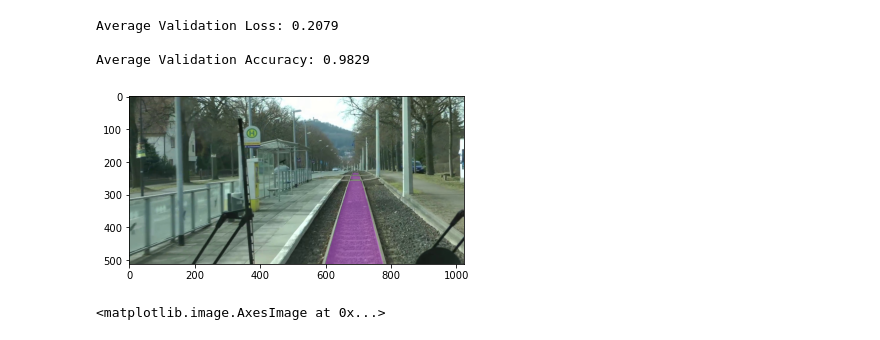
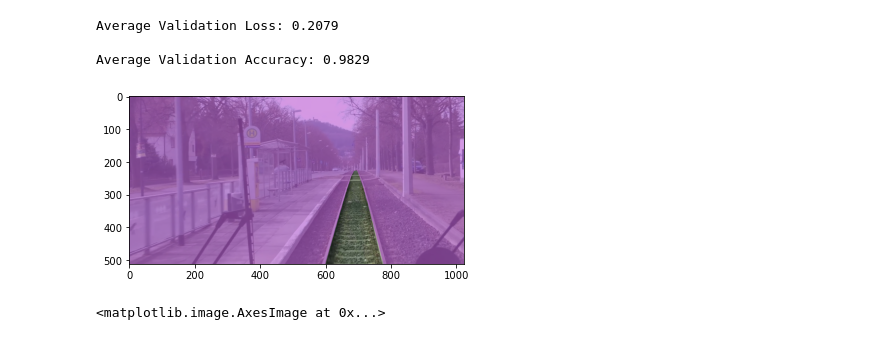
Before and after one commit to LuisWohlers/attackingSemanticSegmentation, a Jupyter notebook: Main.ipynb, the cells around one changed output. Saved outputs shown, nothing was run; the diff lists cells and outputs as text; code cells hidden in the pictures.

```diff
--- a/Main.ipynb
+++ b/Main.ipynb
@@ -16,10 +16,10 @@ from Utils import loader, loss
 from Train import train
 from Model import Model
 # %%
-imdir_rs19 = '/home/physik/Dokumente/rs19/jpgs/rs19_val'
-maskdir_rs19 = '/home/physik/Dokumente/rs19/uint8/rs19_val'
-#imdir_rs19 = '/home/luis/Documents/ImSeg/rs19_val/jpgs/rs19_val'
-#maskdir_rs19 = '/home/luis/Documents/ImSeg/rs19_val/uint8/rs19_val'
+#imdir_rs19 = '/home/physik/Dokumente/rs19/jpgs/rs19_val'
+#maskdir_rs19 = '/home/physik/Dokumente/rs19/uint8/rs19_val'
+imdir_rs19 = '/home/luis/Documents/ImSeg/rs19_val/jpgs/rs19_val'
+maskdir_rs19 = '/home/luis/Documents/ImSeg/rs19_val/uint8/rs19_val'
 classes_ = {"rail-track","tram-track"}#,"rail-raised","rail-embedded"}
 range_train = (0,4999)
 range_test = (5000,7499)
@@ -115,9 +125,9 @@ Average Validation Accuracy: 0.9829
 #model.eval()
 # %%
 v = 83
-loader.visualize_result(valdata[v][0],valdata[v][1][0,:,:])
+loader.visualize_result(valdata[v][0],valdata[v][1][2,:,:])
 # %% [output]
-[figure, old version]
+[figure, new version]
 # %%
 #torch.max(traindata[0][1])
 # %%
```
Also changed, not shown: parts of 2 cells of this notebook, 1 other file.
